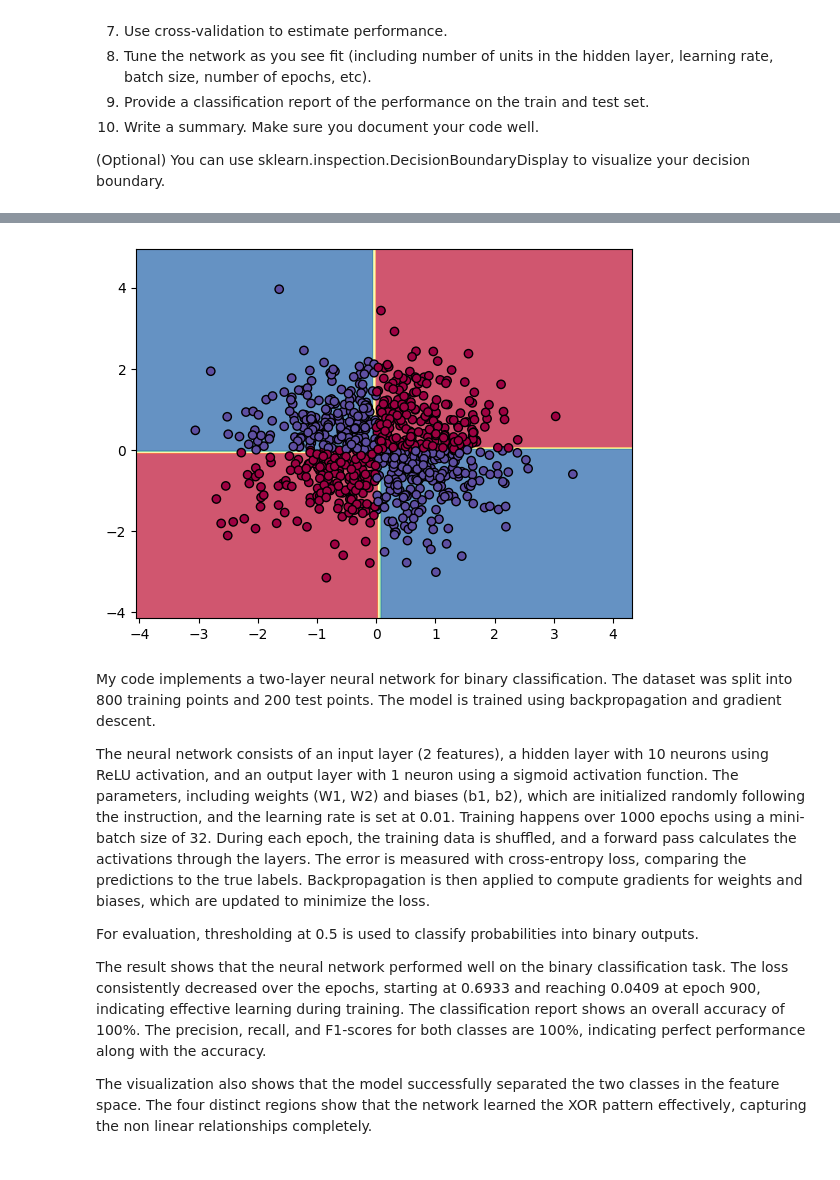
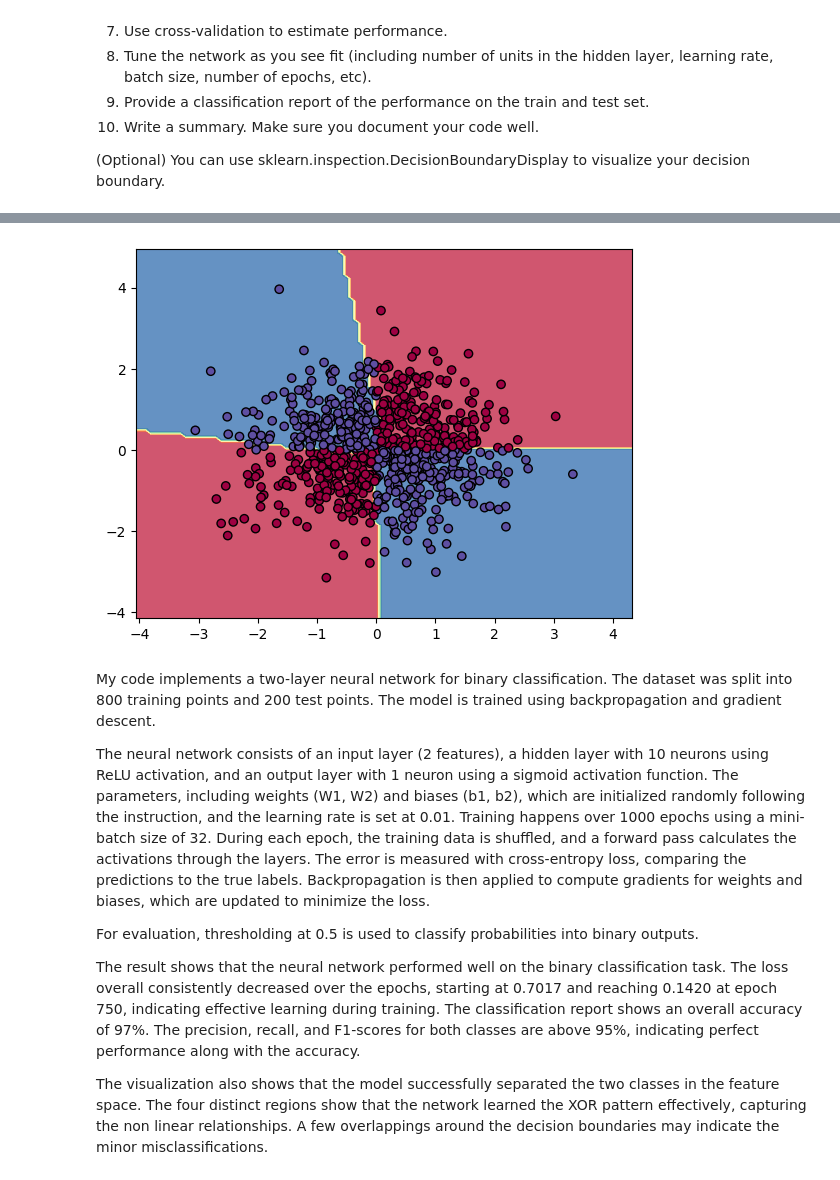
Before and after one commit to elizajiang/math156, a Jupyter notebook: A5_nn.ipynb, the cells around one changed output, grey strips where cells are left out. Drawn from its saved outputs; the diff is of its cells as text; code cells hidden in the pictures.

```diff
--- a/A5_nn.ipynb
+++ b/A5_nn.ipynb
@@ -65,14 +65,14 @@ def cross_entropy_loss(y_pred, y_true):
 
 # define parameters
 input_dim = X_train.shape[1]
-hidden_dim = 10  # # of neurons in the hidden layer
+hidden_dim = 10  # # of unit/neuron in the hidden layer
 output_dim = 1  # binary classification
 learning_rate = 0.01
 epochs = 1000
 batch_size = 32
 
 # weight initialization
-np.random.seed(100)
+np.random.seed(42)
 W1 = np.random.randn(input_dim, hidden_dim) * 0.1
 b1 = np.zeros((1, hidden_dim))
 W2 = np.random.randn(hidden_dim, output_dim) * 0.1
@@ -116,8 +116,8 @@ for epoch in range(epochs):
         b1 -= learning_rate * db1
 
     # check loss for every 100 epochs
-    if epoch % 100 == 0:
-        print(f"Epoch {epoch}, Loss: {loss:.4f}")
+    if epoch % 250 == 0:
+        print(f"Epoch:", epoch, "Loss:", loss)
 
 # evaluation of test set
 z1_test = np.dot(X_test, W1) + b1
@@ -132,7 +132,7 @@ print(classification_report(y_test, y_test_pred_class))
 
 # visualization with decision boundary
 
-def plot_decision_boundary(model, X, y):
+def visual_decision_boundary(model, X, y):
     xx, yy = np.meshgrid(
         np.linspace(X[:, 0].min() - 1, X[:, 0].max() + 1, 100),
         np.linspace(X[:, 1].min() - 1, X[:, 1].max() + 1, 100),
@@ -152,5 +152,5 @@ def model(X):
     z2 = np.dot(a1, W2) + b2
     return (sigmoid(z2) > 0.5).astype(int)
 
-plot_decision_boundary(model, X_train, y_train)
+visual_decision_boundary(model, X_train, y_train)
 # %% [output]
@@ -177,4 +171,4 @@ weighted avg       1.00      1.00      1.00       200
-[figure, old version]
+[figure, new version]
 # %% [markdown]
 My code implements a two-layer neural network for binary classification. The dataset was split into 800 training points and 200 test points. The model is trained using backpropagation and gradient descent.
 
@@ -182,6 +176,6 @@ The neural network consists of an input layer (2 features), a hidden layer with
 
 For evaluation, thresholding at 0.5 is used to classify probabilities into binary outputs.
 
-The result shows that the neural network performed well on the binary classification task. The loss consistently decreased over the epochs, starting at 0.6933 and reaching 0.0409 at epoch 900, indicating effective learning during training. The classification report shows an overall accuracy of 100%. The precision, recall, and F1-scores for both classes are 100%, indicating perfect performance along with the accuracy.
+The result shows that the neural network performed well on the binary classification task. The loss overall consistently decreased over the epochs, starting at 0.7017 and reaching 0.1420 at epoch 750, indicating effective learning during training. The classification report shows an overall accuracy of 97%. The precision, recall, and F1-scores for both classes are above 95%, indicating perfect performance along with the accuracy.
 
-The visualization also shows that the model successfully separated the two classes in the feature space. The four distinct regions show that the network learned the XOR pattern effectively, capturing the non linear relationships completely.
+The visualization also shows that the model successfully separated the two classes in the feature space. The four distinct regions show that the network learned the XOR pattern effectively, capturing the non linear relationships. A few overlappings around the decision boundaries may indicate the minor misclassifications.
```
Also changed, not shown: parts of 1 cell of this notebook.
